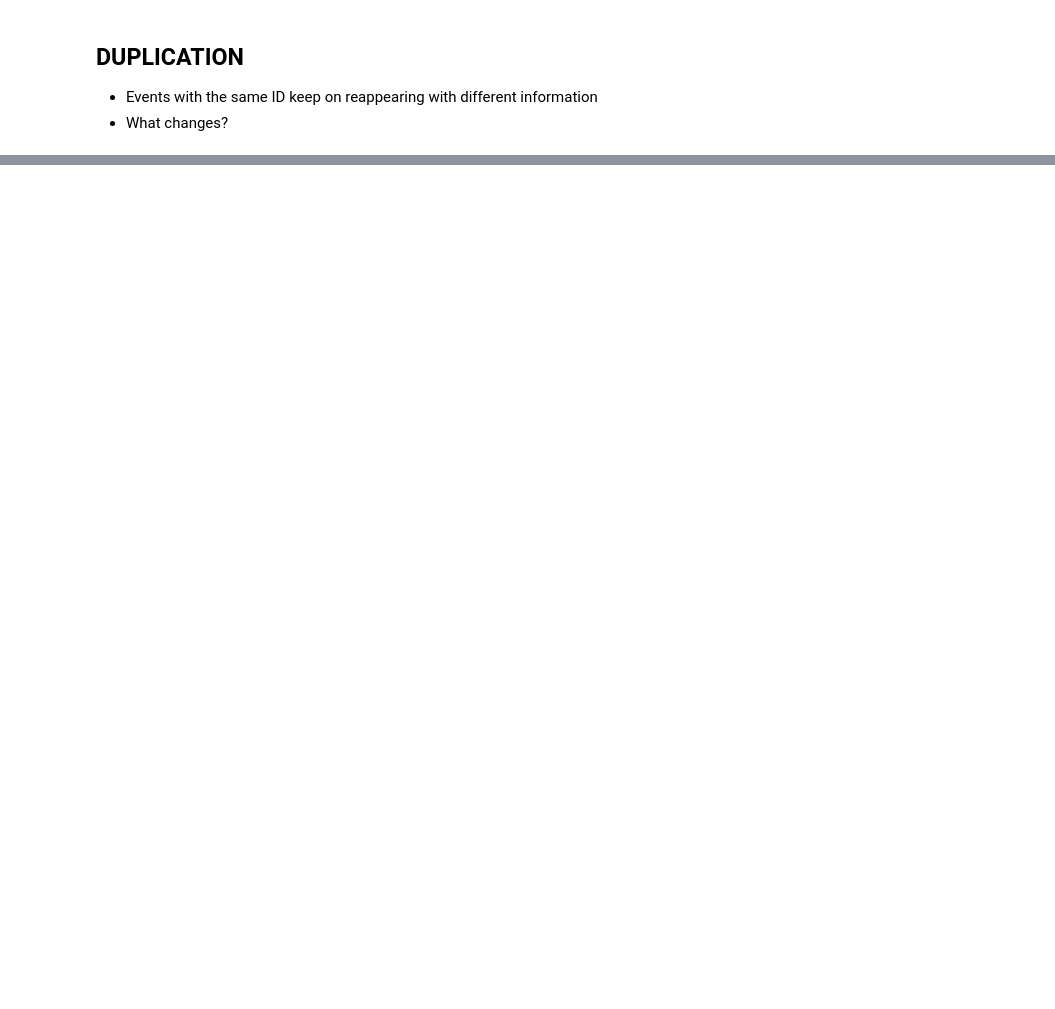
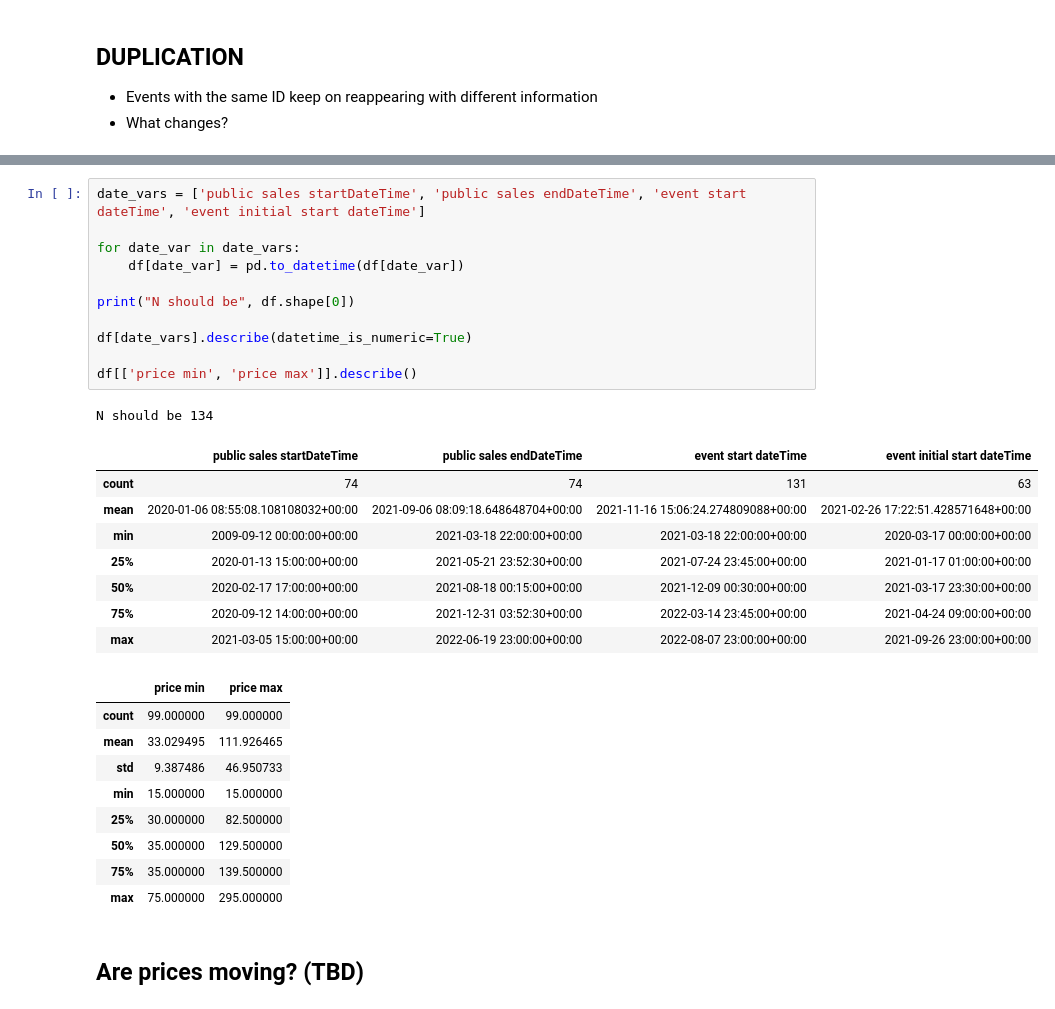
Before and after one commit to ioannisloukakisibm/Springboard-DE-Track, a Jupyter notebook: capstone/EDA.ipynb, the cells around one changed output, grey strips where cells are left out. Drawn from its saved outputs; the diff is of its cells as text; blank space fills up the shorter version.

```diff
--- a/capstone/EDA.ipynb
+++ b/capstone/EDA.ipynb
@@ -50,0 +178,32 @@ duplicate_rows_with_dup_counter.to_excel('~/downloads/check ticketmaster duplica
+# %%
+date_vars = ['public sales startDateTime', 'public sales endDateTime', 'event start dateTime', 'event initial start dateTime']
+
+for date_var in date_vars:
+    df[date_var] = pd.to_datetime(df[date_var])
+
+print("N should be", df.shape[0])
+
+df[date_vars].describe(datetime_is_numeric=True)
+
+df[['price min', 'price max']].describe()
+# %% [output]
+N should be 134
+|  | public sales startDateTime | public sales endDateTime | event start dateTime | event initial start dateTime |
+| count | 74 | 74 | 131 | 63 |
+| mean | 2020-01-06 08:55:08.108108032+00:00 | 2021-09-06 08:09:18.648648704+00:00 | 2021-11-16 15:06:24.274809088+00:00 | 2021-02-26 17:22:51.428571648+00:00 |
+| min | 2009-09-12 00:00:00+00:00 | 2021-03-18 22:00:00+00:00 | 2021-03-18 22:00:00+00:00 | 2020-03-17 00:00:00+00:00 |
+| 25% | 2020-01-13 15:00:00+00:00 | 2021-05-21 23:52:30+00:00 | 2021-07-24 23:45:00+00:00 | 2021-01-17 01:00:00+00:00 |
+| 50% | 2020-02-17 17:00:00+00:00 | 2021-08-18 00:15:00+00:00 | 2021-12-09 00:30:00+00:00 | 2021-03-17 23:30:00+00:00 |
+| 75% | 2020-09-12 14:00:00+00:00 | 2021-12-31 03:52:30+00:00 | 2022-03-14 23:45:00+00:00 | 2021-04-24 09:00:00+00:00 |
+| max | 2021-03-05 15:00:00+00:00 | 2022-06-19 23:00:00+00:00 | 2022-08-07 23:00:00+00:00 | 2021-09-26 23:00:00+00:00 |
+|  | price min | price max |
+| count | 99.000000 | 99.000000 |
+| mean | 33.029495 | 111.926465 |
+| std | 9.387486 | 46.950733 |
+| min | 15.000000 | 15.000000 |
+| 25% | 30.000000 | 82.500000 |
+| 50% | 35.000000 | 129.500000 |
+| 75% | 35.000000 | 139.500000 |
+| max | 75.000000 | 295.000000 |
+# %% [markdown]
+## Are prices moving? (TBD)
```
Also changed, not shown: parts of 6 cells of this notebook, 1 other file.
